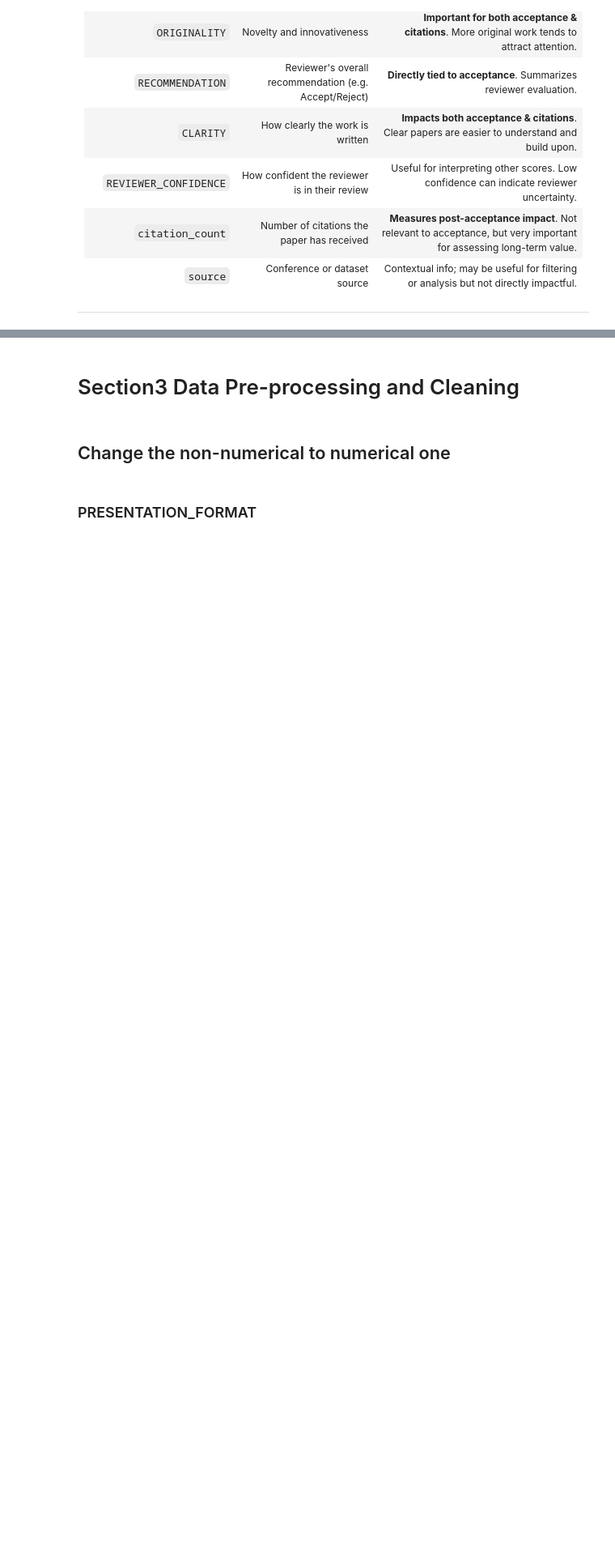
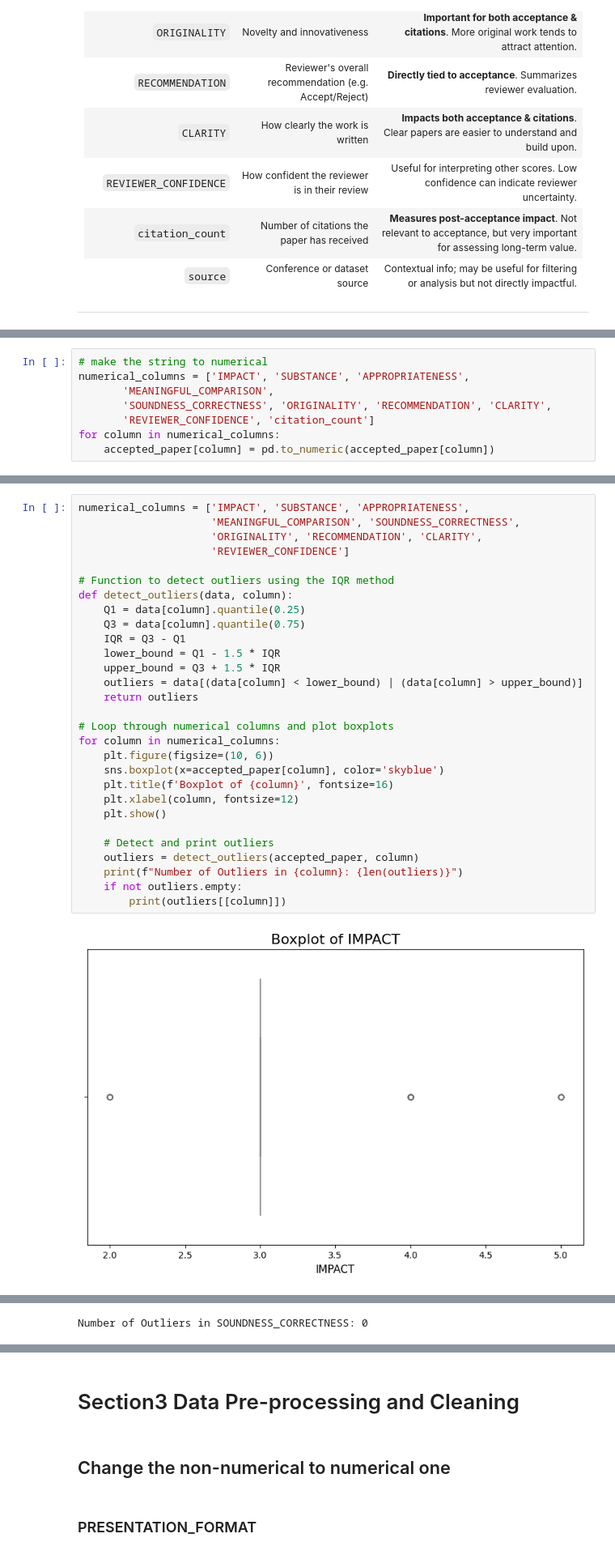
Before and after one commit to XanderZhou2022/ECE204_final, a Jupyter notebook: pre_processing.ipynb, the cells around one changed output, grey strips where cells are left out. Shown: that part at 81% size. Saved outputs shown, nothing was run; the diff lists cells and outputs as text; blank space fills up the shorter version.

```diff
--- a/pre_processing.ipynb
+++ b/pre_processing.ipynb
@@ -188,0 +250,8 @@ Index(['title', 'IMPACT', 'SUBSTANCE', 'APPROPRIATENESS',
+# %%
+# make the string to numerical
+numerical_columns = ['IMPACT', 'SUBSTANCE', 'APPROPRIATENESS',
+       'MEANINGFUL_COMPARISON',
+       'SOUNDNESS_CORRECTNESS', 'ORIGINALITY', 'RECOMMENDATION', 'CLARITY',
+       'REVIEWER_CONFIDENCE', 'citation_count']
+for column in numerical_columns:
+    accepted_paper[column] = pd.to_numeric(accepted_paper[column])
@@ -188,0 +272,31 @@ Index(['title', 'IMPACT', 'SUBSTANCE', 'APPROPRIATENESS',
+# %%
+numerical_columns = ['IMPACT', 'SUBSTANCE', 'APPROPRIATENESS',
+                     'MEANINGFUL_COMPARISON', 'SOUNDNESS_CORRECTNESS',
+                     'ORIGINALITY', 'RECOMMENDATION', 'CLARITY',
+                     'REVIEWER_CONFIDENCE']
+
+# Function to detect outliers using the IQR method
+def detect_outliers(data, column):
+    Q1 = data[column].quantile(0.25)
+    Q3 = data[column].quantile(0.75)
+    IQR = Q3 - Q1
+    lower_bound = Q1 - 1.5 * IQR
+    upper_bound = Q3 + 1.5 * IQR
+    outliers = data[(data[column] < lower_bound) | (data[column] > upper_bound)]
+    return outliers
+
+# Loop through numerical columns and plot boxplots
+for column in numerical_columns:
+    plt.figure(figsize=(10, 6))
+    sns.boxplot(x=accepted_paper[column], color='skyblue')
+    plt.title(f'Boxplot of {column}', fontsize=16)
+    plt.xlabel(column, fontsize=12)
+    plt.show()
+
+    # Detect and print outliers
+    outliers = detect_outliers(accepted_paper, column)
+    print(f"Number of Outliers in {column}: {len(outliers)}")
+    if not outliers.empty:
+        print(outliers[[column]])
+# %% [output]
+[figure, added]
@@ -188,0 +350 @@ Index(['title', 'IMPACT', 'SUBSTANCE', 'APPROPRIATENESS',
+Number of Outliers in SOUNDNESS_CORRECTNESS: 0
```
Also changed, not shown: parts of 15 cells of this notebook, 5 other files.
